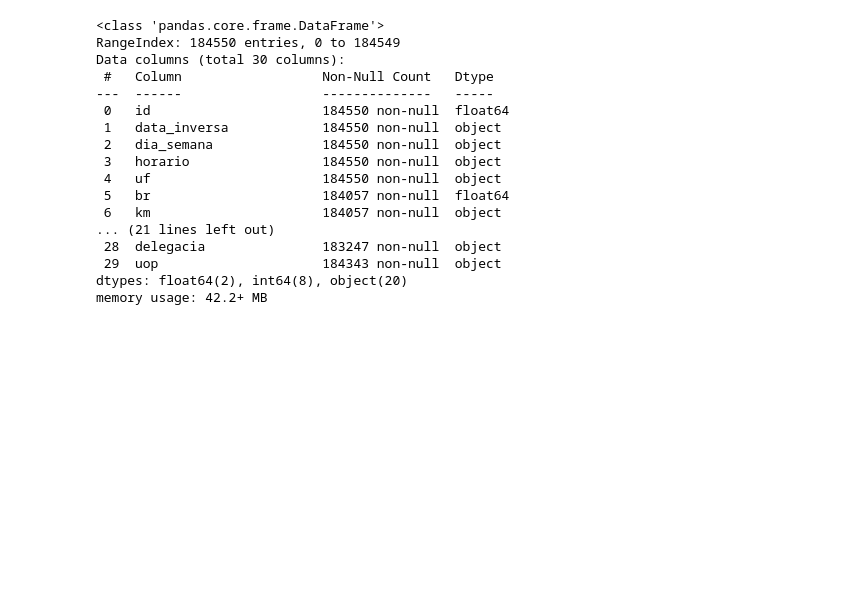
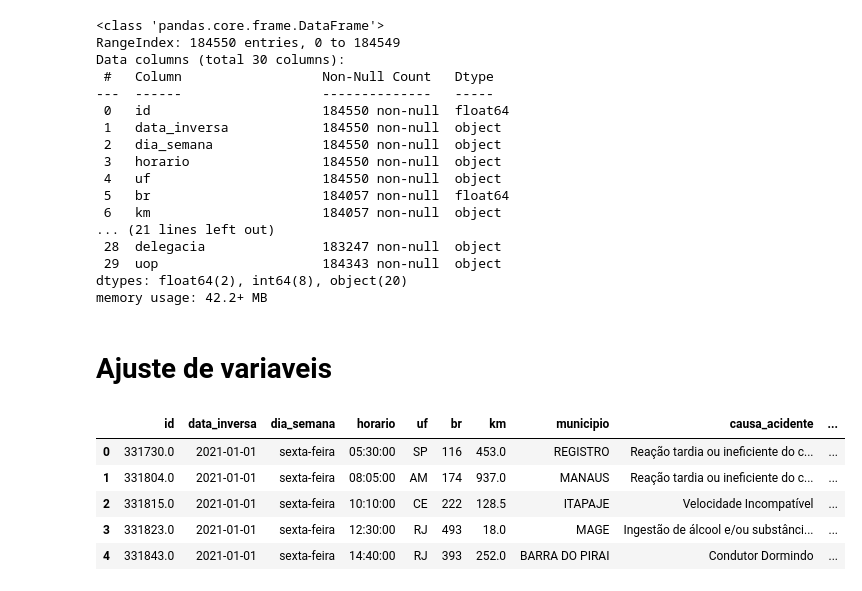
Before and after one commit to Muniz97/Data-Science---Federal-road-accidents---Brazil, a Jupyter notebook: 1 - Data Clean/Federal_accidents_Data_Clean.ipynb, the cells around one changed output. Drawn from its saved outputs; the diff is of its cells as text; code cells hidden in the pictures; blank space fills up the shorter version.

```diff
--- a/1 - Data Clean/Federal_accidents_Data_Clean.ipynb
+++ b/1 - Data Clean/Federal_accidents_Data_Clean.ipynb
@@ -54,0 +68,17 @@ df.isna().sum()
+# %% [markdown]
+# Ajuste de variaveis
+# %%
+df['br'] = df['br'].astype(str)
+# %%
+df['br'] = df['br'].str.replace('.0','') # Remove o .0 que não existe nessa categoria
+# %%
+df['km'] = df['km'].str.replace(',','.').astype(float)
+# %%
+df.head()
+# %% [output]
+|  | id | data_inversa | dia_semana | horario | uf | br | km | municipio | causa_acidente | ... |
+| 0 | 331730.0 | 2021-01-01 | sexta-feira | 05:30:00 | SP | 116 | 453.0 | REGISTRO | Reação tardia ou ineficiente do c... | ... |
+| 1 | 331804.0 | 2021-01-01 | sexta-feira | 08:05:00 | AM | 174 | 937.0 | MANAUS | Reação tardia ou ineficiente do c... | ... |
+| 2 | 331815.0 | 2021-01-01 | sexta-feira | 10:10:00 | CE | 222 | 128.5 | ITAPAJE | Velocidade Incompatível | ... |
+| 3 | 331823.0 | 2021-01-01 | sexta-feira | 12:30:00 | RJ | 493 | 18.0 | MAGE | Ingestão de álcool e/ou substânci... | ... |
+| 4 | 331843.0 | 2021-01-01 | sexta-feira | 14:40:00 | RJ | 393 | 252.0 | BARRA DO PIRAI | Condutor Dormindo | ... |
```
Also changed, not shown: parts of 19 cells of this notebook.
